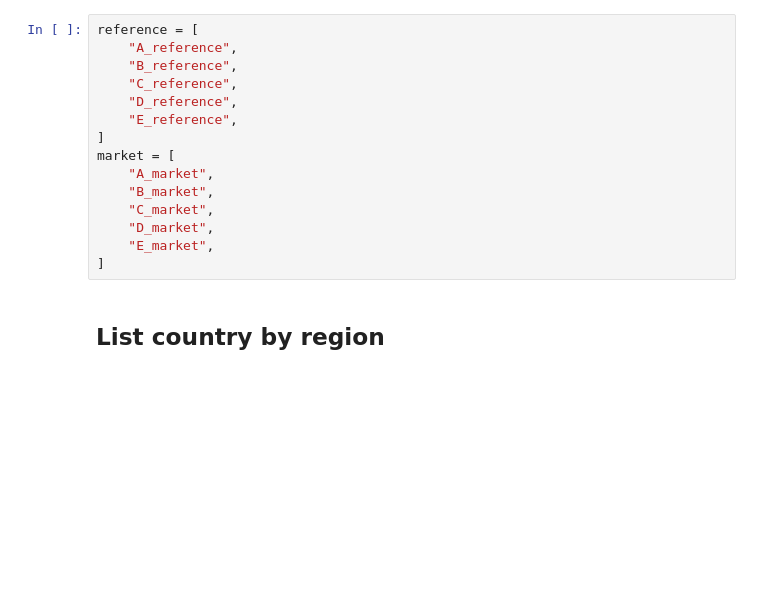
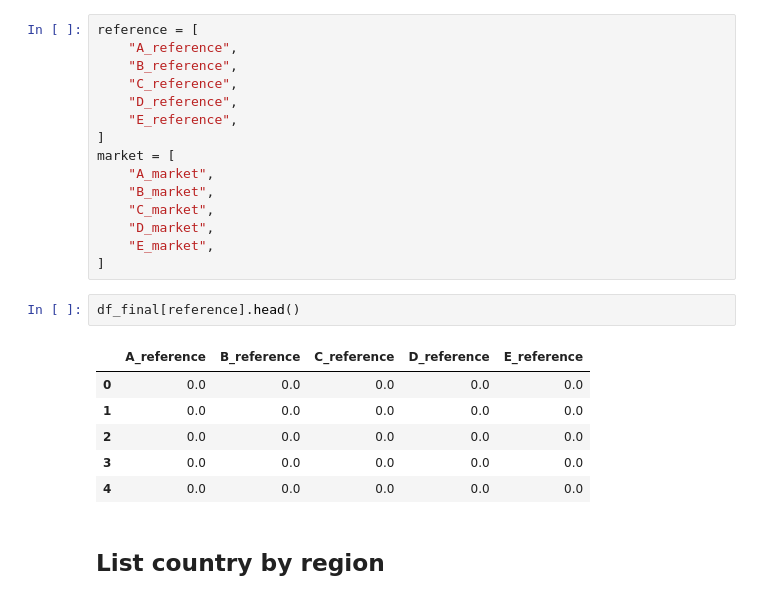
Before and after one commit to thomaspernet/PythonTeaching, a Jupyter notebook: Lectures/05_Pandas/Exercice_1.ipynb, the cells around one changed output. Drawn from its saved outputs; the diff is of its cells as text; blank space fills up the shorter version.

```diff
--- a/Lectures/05_Pandas/Exercice_1.ipynb
+++ b/Lectures/05_Pandas/Exercice_1.ipynb
@@ -92,6 +92,15 @@ market = [
     "D_market",
     "E_market",
 ]
+# %%
+df_final[reference].head()
+# %% [output]
+|  | A_reference | B_reference | C_reference | D_reference | E_reference |
+| 0 | 0.0 | 0.0 | 0.0 | 0.0 | 0.0 |
+| 1 | 0.0 | 0.0 | 0.0 | 0.0 | 0.0 |
+| 2 | 0.0 | 0.0 | 0.0 | 0.0 | 0.0 |
+| 3 | 0.0 | 0.0 | 0.0 | 0.0 | 0.0 |
+| 4 | 0.0 | 0.0 | 0.0 | 0.0 | 0.0 |
 # %% [markdown]
 ## List country by region
 # %%
```
Also changed, not shown: parts of 12 cells of this notebook, 1 other file.
